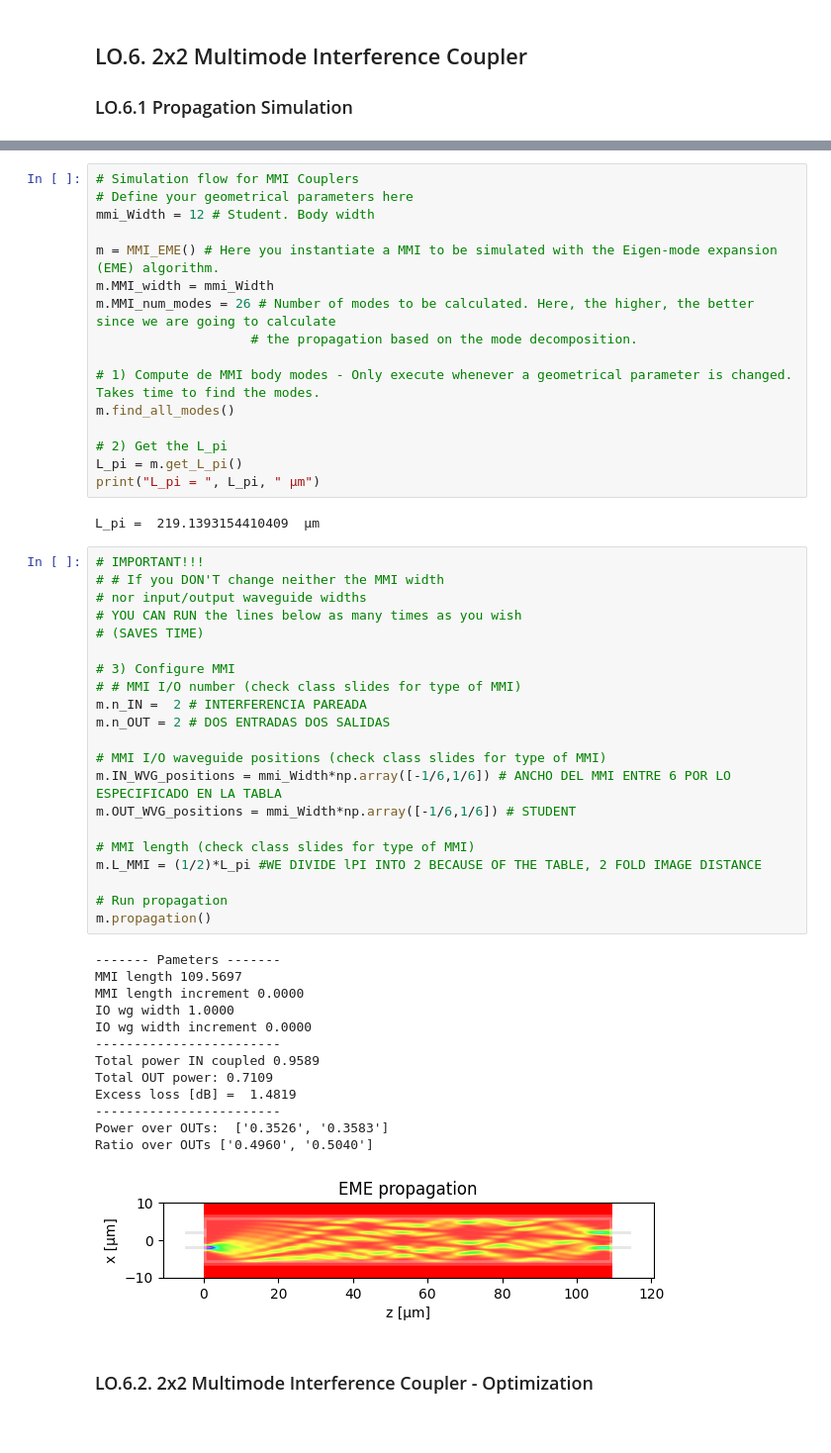
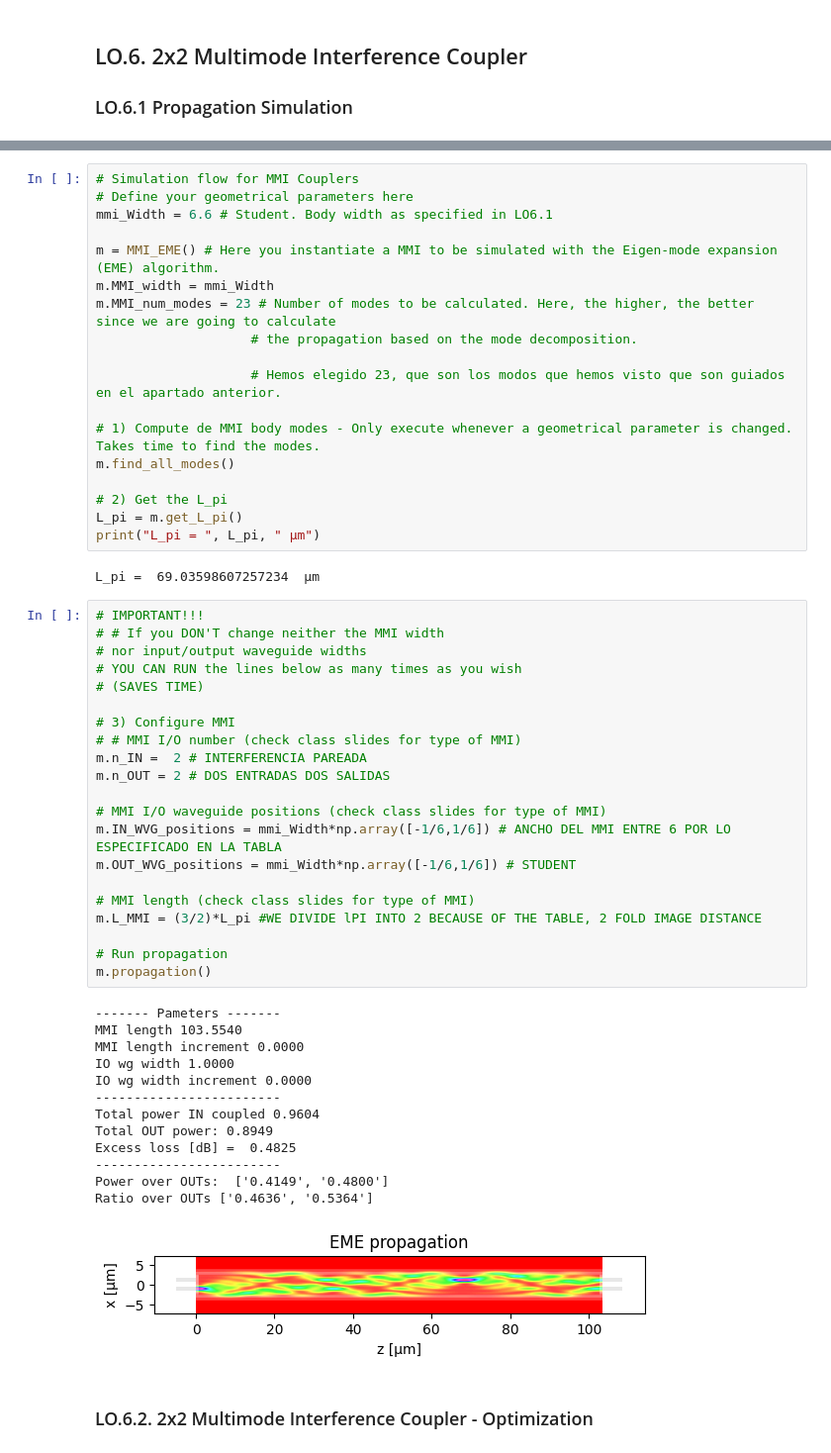
Before and after one commit to lorenagomezdiego/cifoin-lab2, a Jupyter notebook: COUPLERS_Student.ipynb, the cells around one changed output, grey strips where cells are left out. Shown at 99% size. Drawn from its saved outputs; the diff is of its cells as text.

```diff
--- a/COUPLERS_Student.ipynb
+++ b/COUPLERS_Student.ipynb
@@ -590,12 +598,14 @@ Here, you will use some functions provided by us (check **0. Imports** for more
 # %%
 # Simulation flow for MMI Couplers
 # Define your geometrical parameters here
-mmi_Width = 12 # Student. Body width
+mmi_Width = 6.6 # Student. Body width as specified in LO6.1
 
 m = MMI_EME() # Here you instantiate a MMI to be simulated with the Eigen-mode expansion (EME) algorithm.
 m.MMI_width = mmi_Width
-m.MMI_num_modes = 26 # Number of modes to be calculated. Here, the higher, the better since we are going to calculate
+m.MMI_num_modes = 23 # Number of modes to be calculated. Here, the higher, the better since we are going to calculate
                     # the propagation based on the mode decomposition.
+
+                    # Hemos elegido 23, que son los modos que hemos visto que son guiados en el apartado anterior.
 
 # 1) Compute de MMI body modes - Only execute whenever a geometrical parameter is changed. Takes time to find the modes.
 m.find_all_modes()
@@ -604,42 +614,42 @@ m.find_all_modes()
 L_pi = m.get_L_pi()
 print("L_pi = ", L_pi, " µm")
 # %% [output]
-L_pi =  219.1393154410409  µm
+L_pi =  69.03598607257234  µm
 # %%
 # IMPORTANT!!!
 # # If you DON'T change neither the MMI width
 # nor input/output waveguide widths
 # YOU CAN RUN the lines below as many times as you wish
 # (SAVES TIME)
 
 # 3) Configure MMI
 # # MMI I/O number (check class slides for type of MMI)
 m.n_IN =  2 # INTERFERENCIA PAREADA
 m.n_OUT = 2 # DOS ENTRADAS DOS SALIDAS
 
 # MMI I/O waveguide positions (check class slides for type of MMI)
 m.IN_WVG_positions = mmi_Width*np.array([-1/6,1/6]) # ANCHO DEL MMI ENTRE 6 POR LO ESPECIFICADO EN LA TABLA
 m.OUT_WVG_positions = mmi_Width*np.array([-1/6,1/6]) # STUDENT
 
 # MMI length (check class slides for type of MMI)
-m.L_MMI = (1/2)*L_pi #WE DIVIDE lPI INTO 2 BECAUSE OF THE TABLE, 2 FOLD IMAGE DISTANCE
+m.L_MMI = (3/2)*L_pi #WE DIVIDE lPI INTO 2 BECAUSE OF THE TABLE, 2 FOLD IMAGE DISTANCE
 
 # Run propagation
 m.propagation()
 # %% [output]
 ------- Pameters -------
-MMI length 109.5697
+MMI length 103.5540
 MMI length increment 0.0000
 IO wg width 1.0000
 IO wg width increment 0.0000
 ------------------------
-Total power IN coupled 0.9589
-Total OUT power: 0.7109
-Excess loss [dB] =  1.4819
+Total power IN coupled 0.9604
+Total OUT power: 0.8949
+Excess loss [dB] =  0.4825
 ------------------------
-Power over OUTs:  ['0.3526', '0.3583']
-Ratio over OUTs ['0.4960', '0.5040']
+Power over OUTs:  ['0.4149', '0.4800']
+Ratio over OUTs ['0.4636', '0.5364']
-[figure, old version]
+[figure, new version]
 # %% [markdown]
 ### LO.6.2. 2x2 Multimode Interference Coupler - Optimization
 # %%
```
Also changed, not shown: parts of 4 cells of this notebook.
